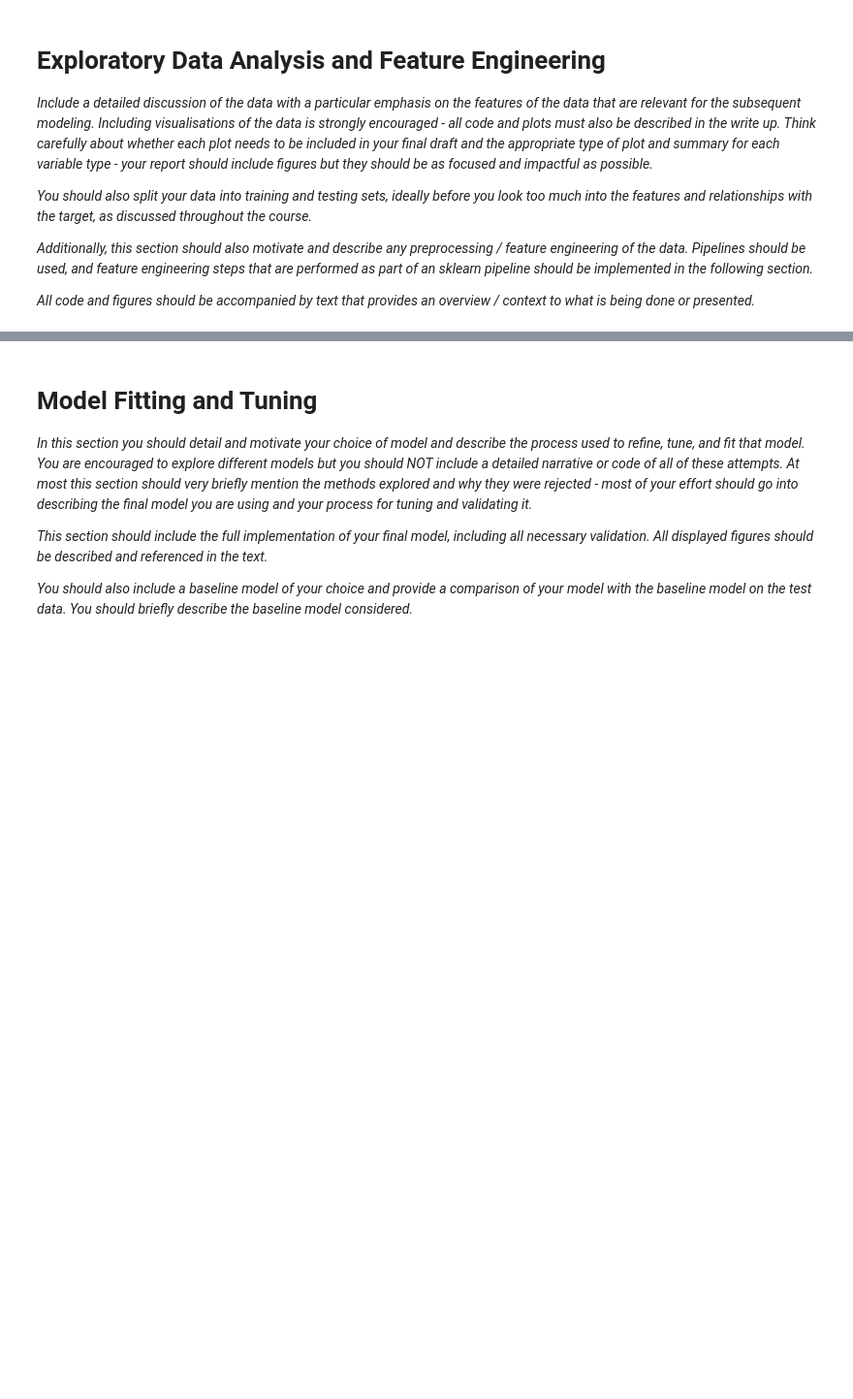
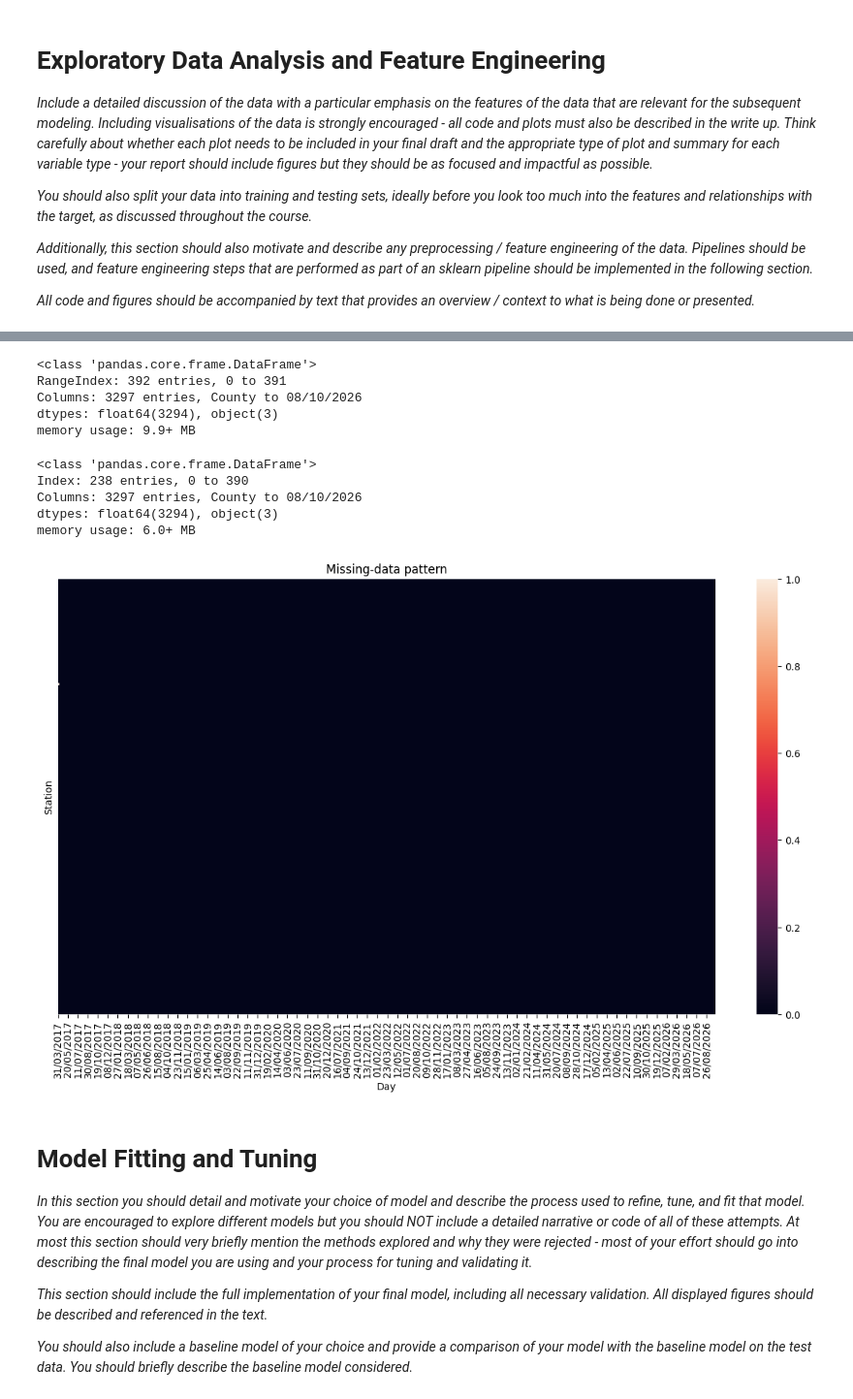
Before and after one commit to B318786-2026/Machine-learning-project, a Jupyter notebook: project.ipynb, the cells around one changed output, grey strips where cells are left out. Shown at 97% size. Drawn from its saved outputs; the diff is of its cells as text; code cells hidden in the pictures; blank space fills up the shorter version.

Commit message:
finished cleaning missing data

```diff
--- a/project.ipynb
+++ b/project.ipynb
@@ -291,3 +295,63 @@ sns.histplot(data=df_locs,x= 'Latitude')
+# %%
+dates = pd.to_datetime(level_cols, dayfirst=True)
+coverage = df_avg[level_cols].notna().mean(axis=0)
+keep_dates = coverage[coverage >= 0.1].index
+df_avg_clean = pd.concat([df_avg.iloc[:, :3], df_avg[keep_dates]], axis=1)
+df_min_clean = pd.concat([df_min.iloc[:, :3], df_min[keep_dates]], axis=1)
+df_max_clean = pd.concat([df_max.iloc[:, :3], df_max[keep_dates]], axis=1)
+df_avg_clean.info()
+# %% [output]
+<class 'pandas.core.frame.DataFrame'>
+RangeIndex: 392 entries, 0 to 391
+Columns: 3297 entries, County to 08/10/2026
+dtypes: float64(3294), object(3)
+memory usage: 9.9+ MB
+# %%
+levels = df_avg_clean.iloc[:, 3:]
+
+def longest_nan_run(row):
+    mask = row.isna()
+    run = max_run = 0
+    for x in mask:
+        if x:
+            run += 1
+            max_run = max(max_run, run)
+        else:
+            run = 0
+    return max_run
+
+longest_gaps = levels.apply(longest_nan_run, axis=1)
+
+df_avg_clean = df_avg_clean.loc[longest_gaps <= 30].copy()
+df_min_clean = df_min_clean.loc[longest_gaps <= 30].copy()
+df_max_clean = df_max_clean.loc[longest_gaps <= 30].copy()
+df_avg_clean.info()
+# %% [output]
+<class 'pandas.core.frame.DataFrame'>
+Index: 238 entries, 0 to 390
+Columns: 3297 entries, County to 08/10/2026
+dtypes: float64(3294), object(3)
+memory usage: 6.0+ MB
+# %%
+levels_avg = df_avg_clean.iloc[:, 3:]
+levels_min = df_min_clean.iloc[:, 3:]
+levels_max = df_max_clean.iloc[:, 3:]
+levels_interp_avg = levels_avg.interpolate(axis=1, method="linear")
+levels_interp_min = levels_min.interpolate(axis=1, method="linear")
+levels_interp_max = levels_max.interpolate(axis=1, method="linear")
+df_avg_clean = pd.concat([df_avg_clean.iloc[:, :3], levels_interp_avg], axis=1)
+df_min_clean = pd.concat([df_min_clean.iloc[:, :3], levels_interp_min], axis=1)
+df_max_clean = pd.concat([df_max_clean.iloc[:, :3], levels_interp_max], axis=1)
+
+
+plt.figure(figsize=(15,8))
+sns.heatmap(levels_interp_avg.isna(), cbar=True, yticklabels=False)
+plt.xlabel("Day")
+plt.ylabel("Station")
+plt.title("Missing-data pattern")
+plt.show()
+# %% [output]
+[figure, added]
 # %% [markdown]
 # Model Fitting and Tuning
 
```
Also changed, not shown: parts of 18 cells of this notebook.
